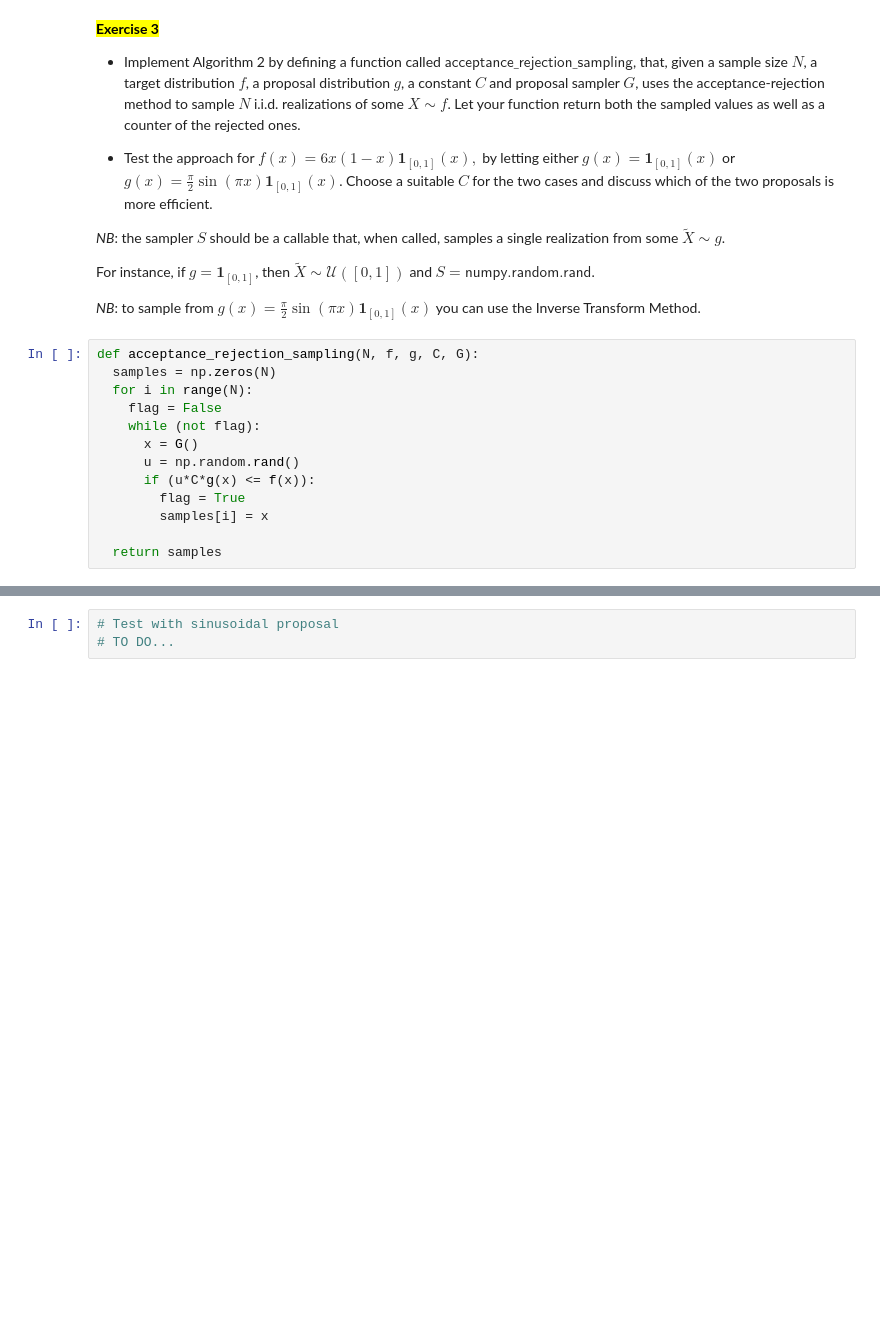
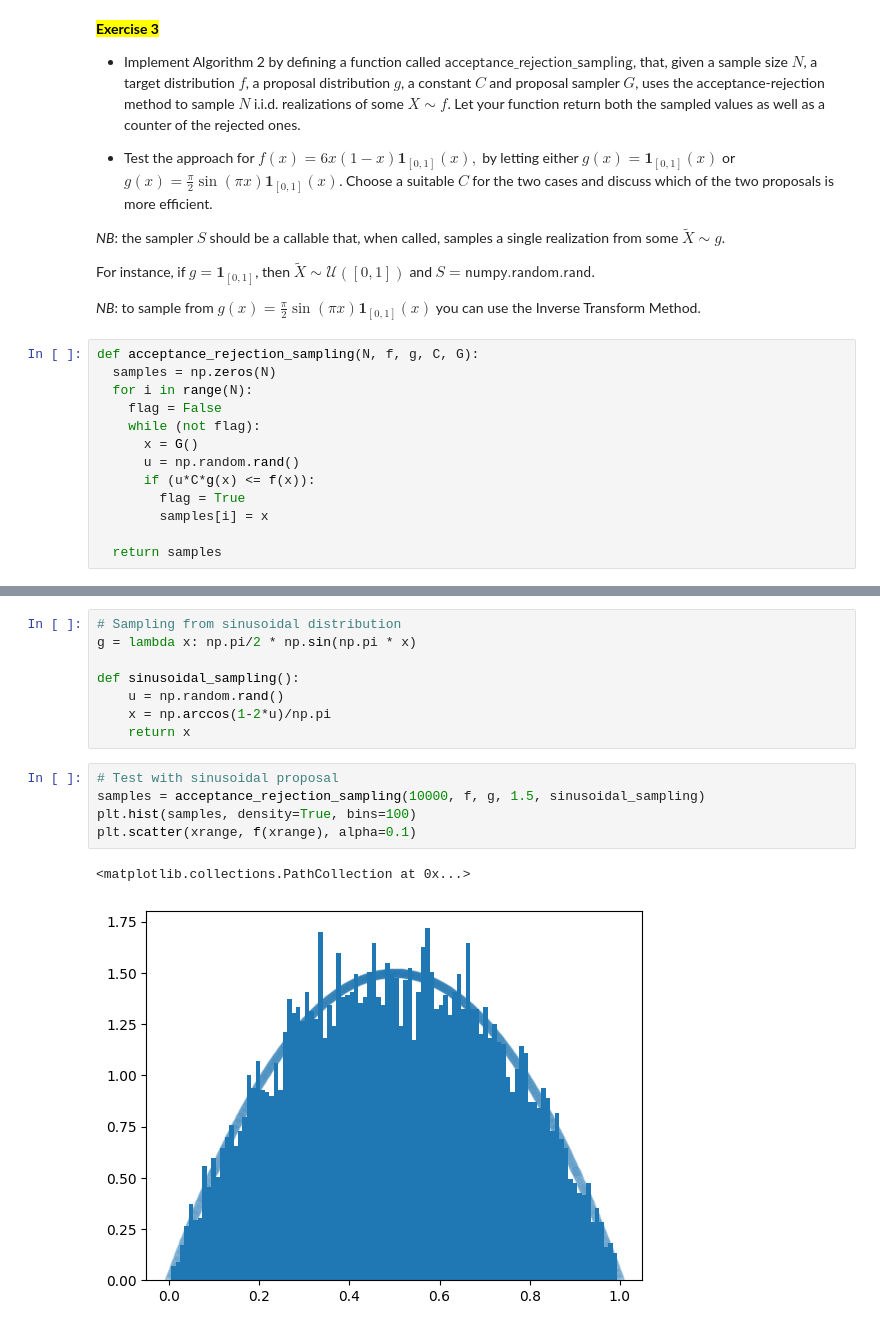
Before and after one commit to lordPachy/hpcengineering, a Jupyter notebook: Computational Statistics/03_sampling2.ipynb, the cells around one changed output, grey strips where cells are left out. Saved outputs shown, nothing was run; the diff lists cells and outputs as text; blank space fills up the shorter version.

Commit message:
Acceptance-rejection method with sinusoidal g(x)

```diff
--- a/Computational Statistics/03_sampling2.ipynb
+++ b/Computational Statistics/03_sampling2.ipynb
@@ -241,3 +243,16 @@ plt.scatter(xrange, f(xrange), alpha=0.1)
-# %%
-# Test with sinusoidal proposal
-# TO DO...
+# %%
+# Sampling from sinusoidal distribution
+g = lambda x: np.pi/2 * np.sin(np.pi * x)
+
+def sinusoidal_sampling():
+    u = np.random.rand()
+    x = np.arccos(1-2*u)/np.pi
+    return x
+# %%
+# Test with sinusoidal proposal
+samples = acceptance_rejection_sampling(10000, f, g, 1.5, sinusoidal_sampling)
+plt.hist(samples, density=True, bins=100)
+plt.scatter(xrange, f(xrange), alpha=0.1)
+# %% [output]
+<matplotlib.collections.PathCollection at 0x...>
+[figure, added]
```
Also changed, not shown: parts of 7 cells of this notebook.
